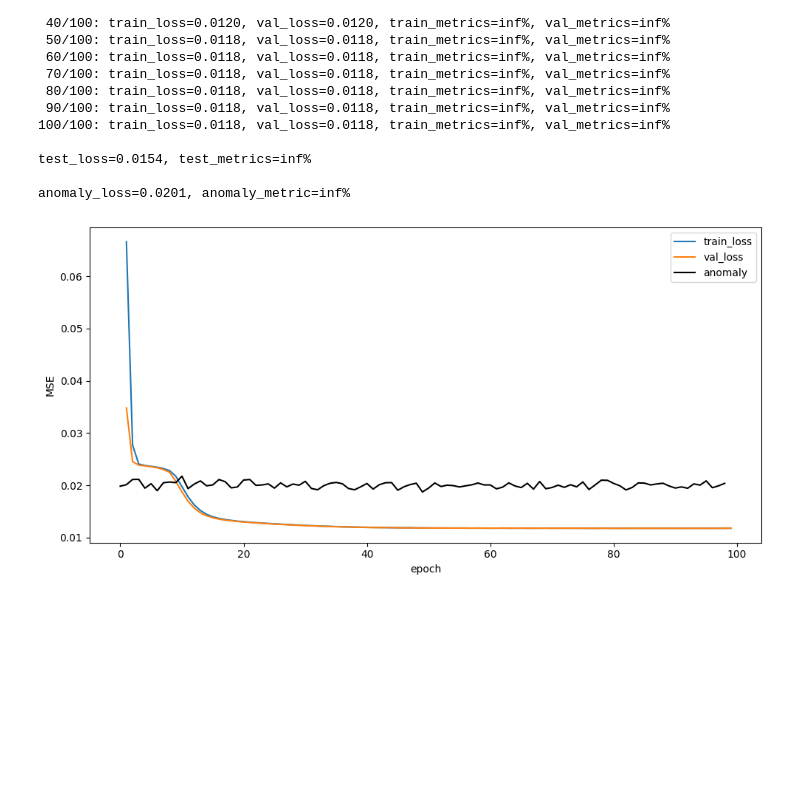
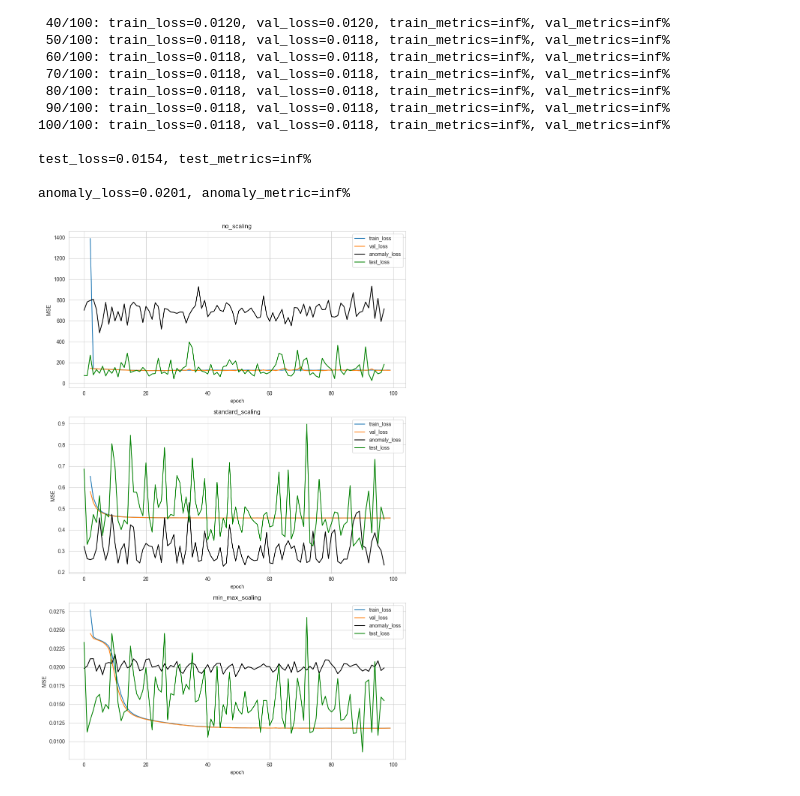
Before and after one commit to KusaTea/UnsupervisedHI, a Jupyter notebook: ae_training_normal.ipynb, the cells around one changed output. Saved outputs shown, nothing was run; the diff lists cells and outputs as text; code cells hidden in the pictures; blank space fills up the shorter version.

Commit message:
Normal-Anomaly plots fixed

```diff
--- a/ae_training_normal.ipynb
+++ b/ae_training_normal.ipynb
@@ -212,21 +192,40 @@ anomaly_losses_transfromed = np.array(anomaly_losses)[:600].reshape(-1, 6).mean(
+# %%
+def transform_values(values: tuple) -> tuple:
+    columns = ('epoch', 'train_loss', 'val_loss', 'train_metric', 'val_metric')
+    total_history_df = pd.DataFrame(values[0], columns=columns).set_index('epoch')
+
+    history_df = total_history_df.loc[:,('train_loss', 'val_loss')].iloc[2:].melt(ignore_index=False)
+
+    anomaly_losses_transfromed = np.array(values[1])[:600].reshape(-1, 6).mean(axis=1)[:-2]
+    test_losses_transfromed = np.array(values[2])[:98]
+    return history_df, anomaly_losses_transfromed, test_losses_transfromed
+
+
+def plot_lines(ax: plt.Axes, history_df: pd.DataFrame, anomaly_losses: np.array,
+               test_losses: np.array, title: str = None):
+    sns.lineplot(data=history_df,
+                x=history_df.index,
+                y='value',
+                hue='variable',
+                ax=ax)
+
+    ax.plot(anomaly_losses, color='k', label='anomaly_loss')
+    ax.plot(test_losses, color='g', label='test_loss')
+    ax.legend()
+    ax.set_title(title)
+
+    ax.set_ylabel('MSE')
 # %%
 plt.close()
-fig, ax = plt.subplots()
-fig.set_size_inches(10, 5)
+fig, axes = plt.subplots(3, 1)
+fig.set_size_inches(10, 15)
 
-sns.lineplot(data=history_df,
-             x=history_df.index,
-             y='value',
-             hue='variable',
-             ax=ax)
-
-ax.plot(anomaly_losses_transfromed, color='k', label='anomaly')
-ax.legend()
-
-ax.set_ylabel('MSE')
+for ax, (title, values) in zip(axes.flatten(), results.items()):
+    history_df, anomaly_losses_transfromed, test_losses_transfromed = transform_values(values)
+    plot_lines(ax, history_df, anomaly_losses_transfromed, test_losses_transfromed, title=title)
 
 plt.tight_layout()
-plt.savefig('../Plots/history/AdamW/norm-anom.png')
+# plt.savefig('../Plots/history/AdamW/norm-anom.png')
 plt.show()
 # %% [output]
-[figure, old version]
+[figure, new version]
```
Also changed, not shown: parts of 7 cells of this notebook.
